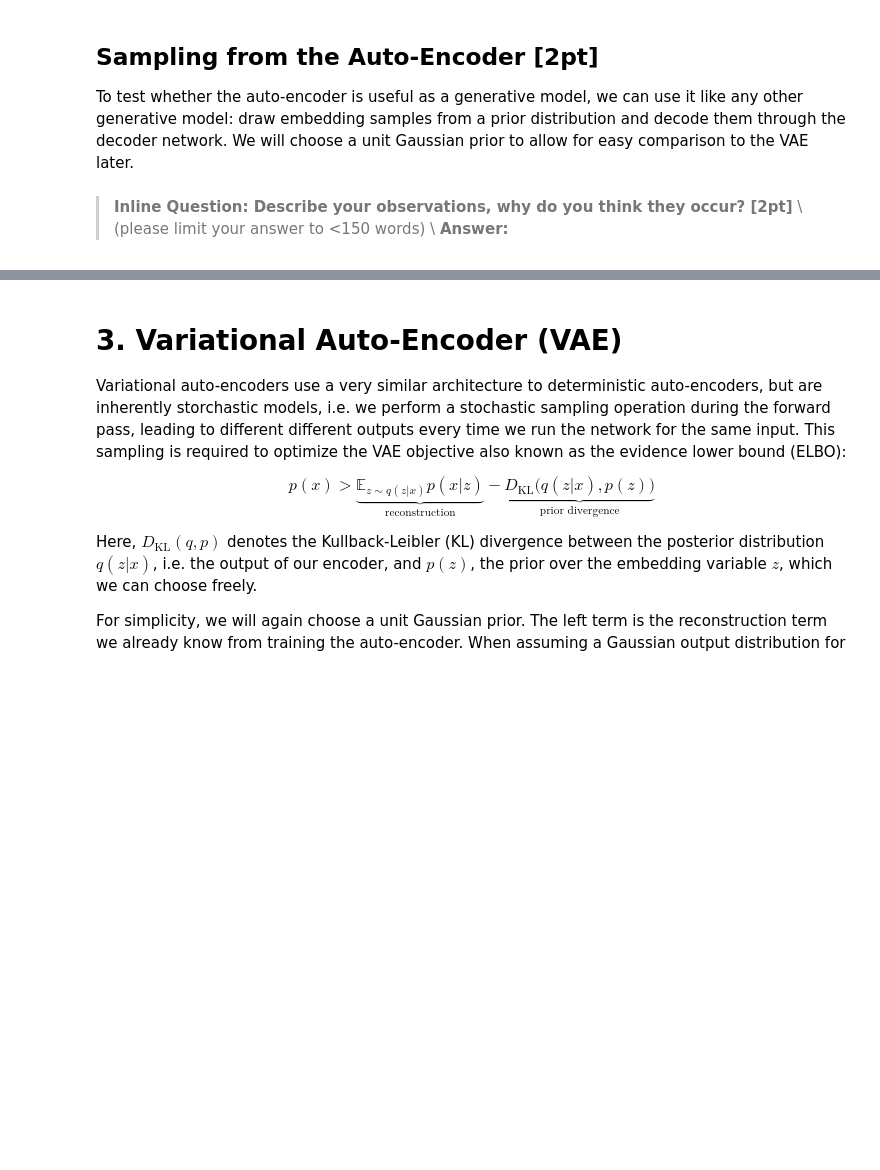
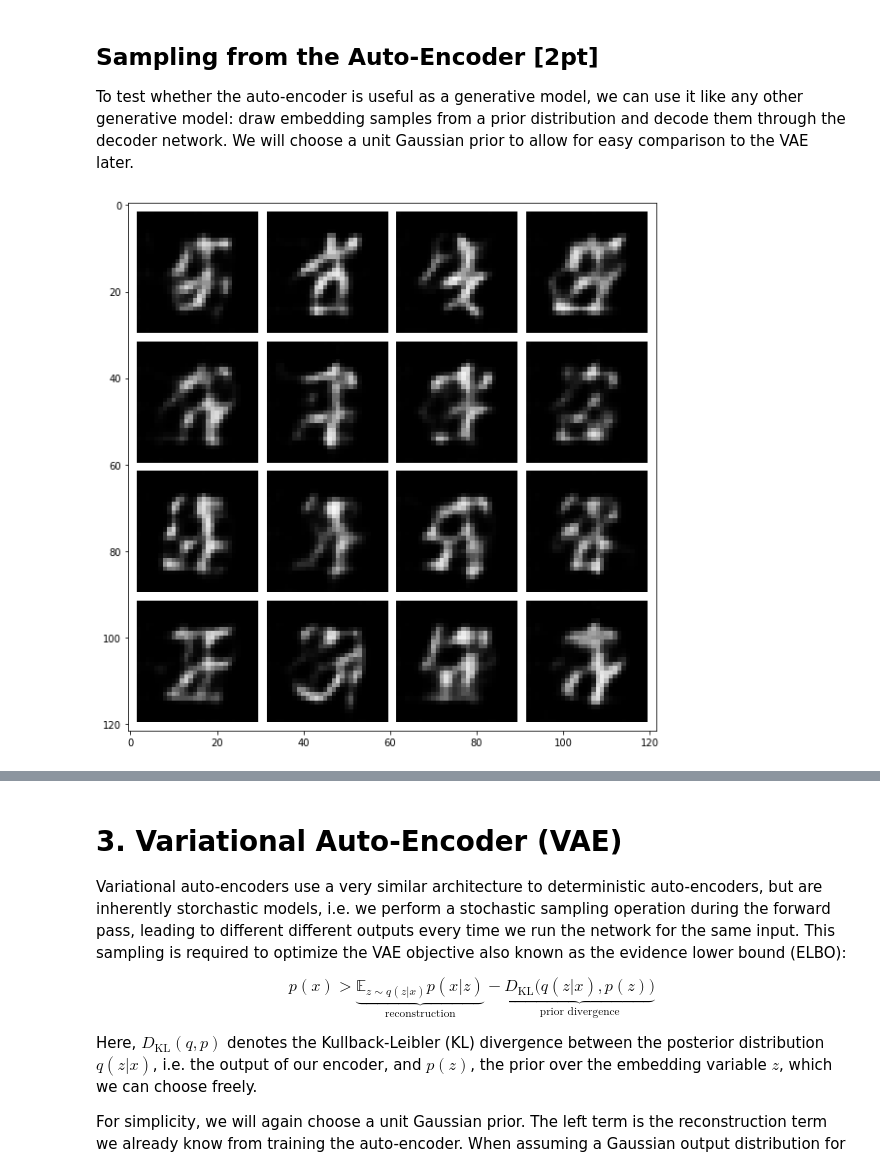
Before and after one commit to OpenReader/VAE-and-GAN, a Jupyter notebook: CSCI566_Assignment2_problem_1_VAE.ipynb, the cells around one changed output, grey strips where cells are left out. Cells and saved outputs as stored; diff of their text form; code cells hidden in the pictures; blank space fills up the shorter version.

```diff
--- a/CSCI566_Assignment2_problem_1_VAE.ipynb
+++ b/CSCI566_Assignment2_problem_1_VAE.ipynb
@@ -317,29 +342,28 @@ To test whether the auto-encoder is useful as a generative model, we can use it
 # %%
 # we will sample N embeddings, then decode and visualize them
 def vis_samples(model):
   ####################################### TODO #######################################
   # Sample embeddings from a diagonal unit Gaussian distribution and decode them     #
   # using the model.                                                                 #
   # HINT: The sampled embeddings should have shape [batch_size, nz]. Diagonal unit   #
   #       Gaussians have mean 0 and a covariance matrix with ones on the diagonal    #
   #       and zeros everywhere else.                                                 #
   # HINT: If you are unsure whether you sampled the correct distribution, you can    #
   #       sample a large batch and compute the empirical mean and variance using the #
   #       .mean() and .var() functions.                                              #
   # HINT: You can directly use model.decoder() to decode the samples.                #
   ####################################################################################
-  sampled_embeddings = None    # sample batch of embedding from prior
-  decoded_samples = None       # decoder output images for sampled embeddings
+  m = torch.distributions.multivariate_normal.MultivariateNormal(torch.zeros(nz), torch.eye(nz))
+  sampled_embeddings = [m.sample().numpy() for i in range(batch_size)]    # sample batch of embedding from prior
+  decoded_samples = model.decoder(torch.tensor(sampled_embeddings).to(device))  # decoder output images for sampled embeddings
   #################################### END TODO ######################################
 
   fig = plt.figure(figsize = (10, 10))
   ax1 = plt.subplot(111)
   ax1.imshow(torchvision.utils.make_grid(decoded_samples[:16], nrow=4, pad_value=1.)\
                 .data.cpu().numpy().transpose(1, 2, 0), cmap='gray')
   plt.show()
 
 vis_samples(ae_model)
+# %% [output]
+[figure, added]
-# %% [markdown]
->**Inline Question: Describe your observations, why do you think they occur? [2pt]** \\
->(please limit your answer to <150 words) \\
->**Answer:**
```
Also changed, not shown: parts of 13 cells of this notebook.
